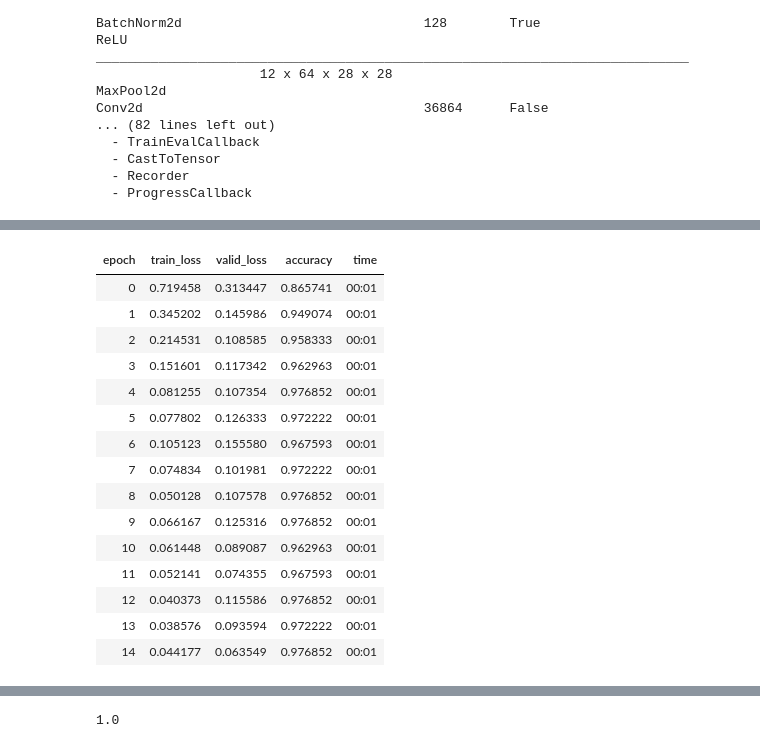
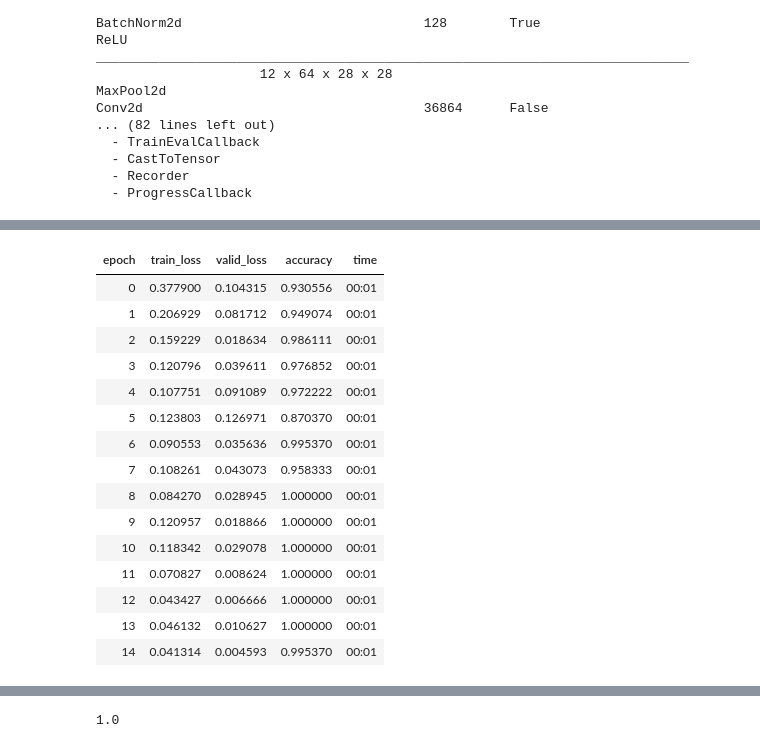
Before and after one commit to Vatnelid-Master-Project/data-analysis, a Jupyter notebook: first-pipline-model.ipynb, the cells around one changed output, grey strips where cells are left out. Saved outputs shown, nothing was run; the diff lists cells and outputs as text; code cells hidden in the pictures.

```diff
--- a/first-pipline-model.ipynb
+++ b/first-pipline-model.ipynb
@@ -229,7 +227,7 @@ len(labels)
 1080
 # %%
 for i in range(len(valid_labels)):
-    if labels[i] == "Not Fall":
+    if labels[i] == "Fall":
         print(i)
         break
 # %% [output]
@@ -248,7 +246,7 @@ Initial shape of a spectrogram:  (129, 35)
 Final shape: (129, 9)
 # %%
 # constants you can tweak once
-FLOOR_DB   = -8.0          # dynamic‑range floor, in dB
+FLOOR_DB   = -5.0          # dynamic‑range floor, in dB
 TARGET_HW  = (112,112)     # (H, W)
 TARGET_CH = 6
 EPS = 1e-12
@@ -257,21 +255,21 @@ RESIZE_HW  = None
 def get_x(i):
     # Normalization - turn spectrogram into dB scale
     arr_db = 10 * np.log10(spec[i])
-    #arr_db = np.clip(arr_db, FLOOR_DB, 0)
+    arr_db = np.clip(arr_db, FLOOR_DB, 0)
 
     # Scale to [0, 1]
-    #arr_01 = (arr_db - FLOOR_DB) / (-FLOOR_DB)
+    arr_01 = (arr_db - FLOOR_DB) / (-FLOOR_DB)
 
     # If spectrogram is multi-channel, convert to grayscale first
     if len(arr_db.shape) == 3:
             arr_db = np.mean(arr_db, axis=-1)  # average across channels
 
-    #arr_01 = arr_01[:, ::-1].copy() # flip spectrogram
+    arr_01 = arr_01[:, ::-1].copy() # flip spectrogram
 
     # Apply colormap to convert grayscale to color
     # Popular colormaps for spectrograms: 'viridis', 'plasma', 'magma', 'inferno', 'jet', 'hot'
-    colormap = plt.get_cmap('viridis')  # or try 'plasma', 'magma', 'jet'
-    arr_colored = colormap(arr_db)  # This returns RGBA (H, W, 4)
+    colormap = plt.get_cmap('magma')  # or try 'plasma', 'magma', 'jet'
+    arr_colored = colormap(arr_01)  # This returns RGBA (H, W, 4)
 
     # Convert RGBA to RGB (drop alpha channel)
     arr_rgb = arr_colored[:, :, :3]  # (H, W, 3)
@@ -393,4 +362,4 @@ Sequential(
 # %%
-learner.lr_find(suggest_funcs=(valley,slide,steep))
+lr = learner.lr_find(suggest_funcs=(valley,slide,steep))
 # %% [output]
 [interactive output not drawn]
@@ -399,22 +367,22 @@ SuggestedLRs(valley=0.0012022644514217973, slide=0.2089296132326126, steep=6.309
 # %%
-learner.fit_one_cycle(15, 1e-3)
+learner.fit_one_cycle(15, lr.valley)
 # %% [output]
 | epoch | train_loss | valid_loss | accuracy | time |
-| 0 | 0.719458 | 0.313447 | 0.865741 | 00:01 |
-| 1 | 0.345202 | 0.145986 | 0.949074 | 00:01 |
-| 2 | 0.214531 | 0.108585 | 0.958333 | 00:01 |
-| 3 | 0.151601 | 0.117342 | 0.962963 | 00:01 |
-| 4 | 0.081255 | 0.107354 | 0.976852 | 00:01 |
-| 5 | 0.077802 | 0.126333 | 0.972222 | 00:01 |
-| 6 | 0.105123 | 0.155580 | 0.967593 | 00:01 |
-| 7 | 0.074834 | 0.101981 | 0.972222 | 00:01 |
-| 8 | 0.050128 | 0.107578 | 0.976852 | 00:01 |
-| 9 | 0.066167 | 0.125316 | 0.976852 | 00:01 |
-| 10 | 0.061448 | 0.089087 | 0.962963 | 00:01 |
-| 11 | 0.052141 | 0.074355 | 0.967593 | 00:01 |
-| 12 | 0.040373 | 0.115586 | 0.976852 | 00:01 |
-| 13 | 0.038576 | 0.093594 | 0.972222 | 00:01 |
-| 14 | 0.044177 | 0.063549 | 0.976852 | 00:01 |
+| 0 | 0.377900 | 0.104315 | 0.930556 | 00:01 |
+| 1 | 0.206929 | 0.081712 | 0.949074 | 00:01 |
+| 2 | 0.159229 | 0.018634 | 0.986111 | 00:01 |
+| 3 | 0.120796 | 0.039611 | 0.976852 | 00:01 |
+| 4 | 0.107751 | 0.091089 | 0.972222 | 00:01 |
+| 5 | 0.123803 | 0.126971 | 0.870370 | 00:01 |
+| 6 | 0.090553 | 0.035636 | 0.995370 | 00:01 |
+| 7 | 0.108261 | 0.043073 | 0.958333 | 00:01 |
+| 8 | 0.084270 | 0.028945 | 1.000000 | 00:01 |
+| 9 | 0.120957 | 0.018866 | 1.000000 | 00:01 |
+| 10 | 0.118342 | 0.029078 | 1.000000 | 00:01 |
+| 11 | 0.070827 | 0.008624 | 1.000000 | 00:01 |
+| 12 | 0.043427 | 0.006666 | 1.000000 | 00:01 |
+| 13 | 0.046132 | 0.010627 | 1.000000 | 00:01 |
+| 14 | 0.041314 | 0.004593 | 0.995370 | 00:01 |
 # %%
 learner.show_results()
 # %% [output]
```
Also changed, not shown: parts of 18 cells of this notebook, 3 other files.
